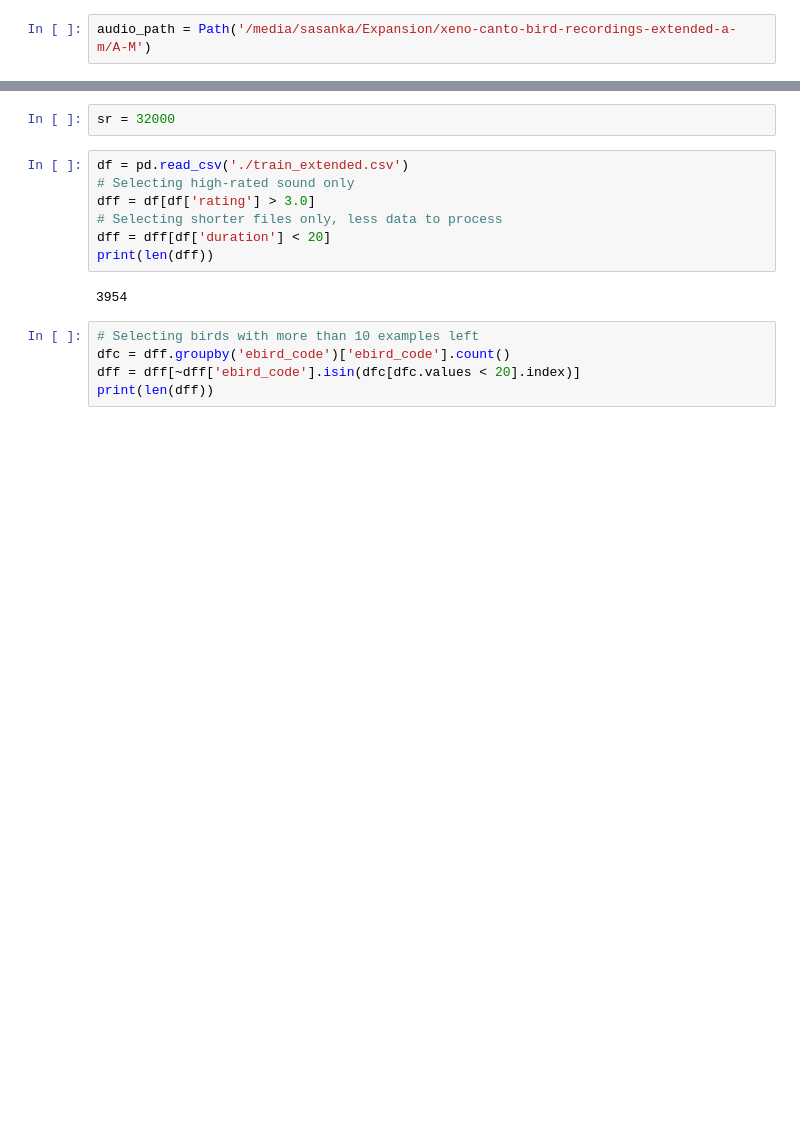
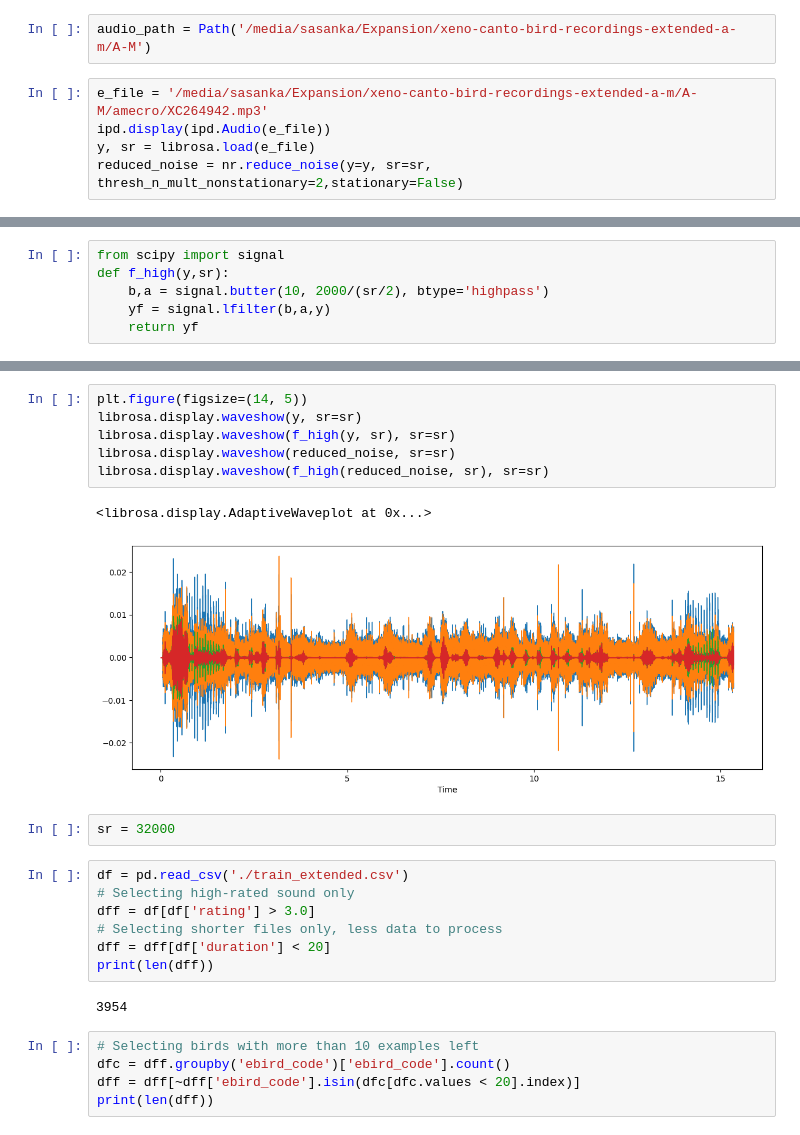
Before and after one commit to bird-classifier/classifier, a Jupyter notebook: mfcc_models.ipynb, the cells around one changed output, grey strips where cells are left out. Cells and saved outputs as stored; diff of their text form; blank space fills up the shorter version.

```diff
--- a/mfcc_models.ipynb
+++ b/mfcc_models.ipynb
@@ -25,3 +27,8 @@ import os
 import pydub
 # %%
 audio_path = Path('/media/sasanka/Expansion/xeno-canto-bird-recordings-extended-a-m/A-M')
+# %%
+e_file = '/media/sasanka/Expansion/xeno-canto-bird-recordings-extended-a-m/A-M/amecro/XC264942.mp3'
+ipd.display(ipd.Audio(e_file))
+y, sr = librosa.load(e_file)
+reduced_noise = nr.reduce_noise(y=y, sr=sr, thresh_n_mult_nonstationary=2,stationary=False)
@@ -27,0 +41,6 @@ audio_path = Path('/media/sasanka/Expansion/xeno-canto-bird-recordings-extended-
+# %%
+from scipy import signal
+def f_high(y,sr):
+    b,a = signal.butter(10, 2000/(sr/2), btype='highpass')
+    yf = signal.lfilter(b,a,y)
+    return yf
@@ -28,3 +51,12 @@ audio_path = Path('/media/sasanka/Expansion/xeno-canto-bird-recordings-extended-
+# %%
+plt.figure(figsize=(14, 5))
+librosa.display.waveshow(y, sr=sr)
+librosa.display.waveshow(f_high(y, sr), sr=sr)
+librosa.display.waveshow(reduced_noise, sr=sr)
+librosa.display.waveshow(f_high(reduced_noise, sr), sr=sr)
+# %% [output]
+<librosa.display.AdaptiveWaveplot at 0x...>
+[figure, added]
 # %%
 sr = 32000
 # %%
```
Also changed, not shown: parts of 10 cells of this notebook.
